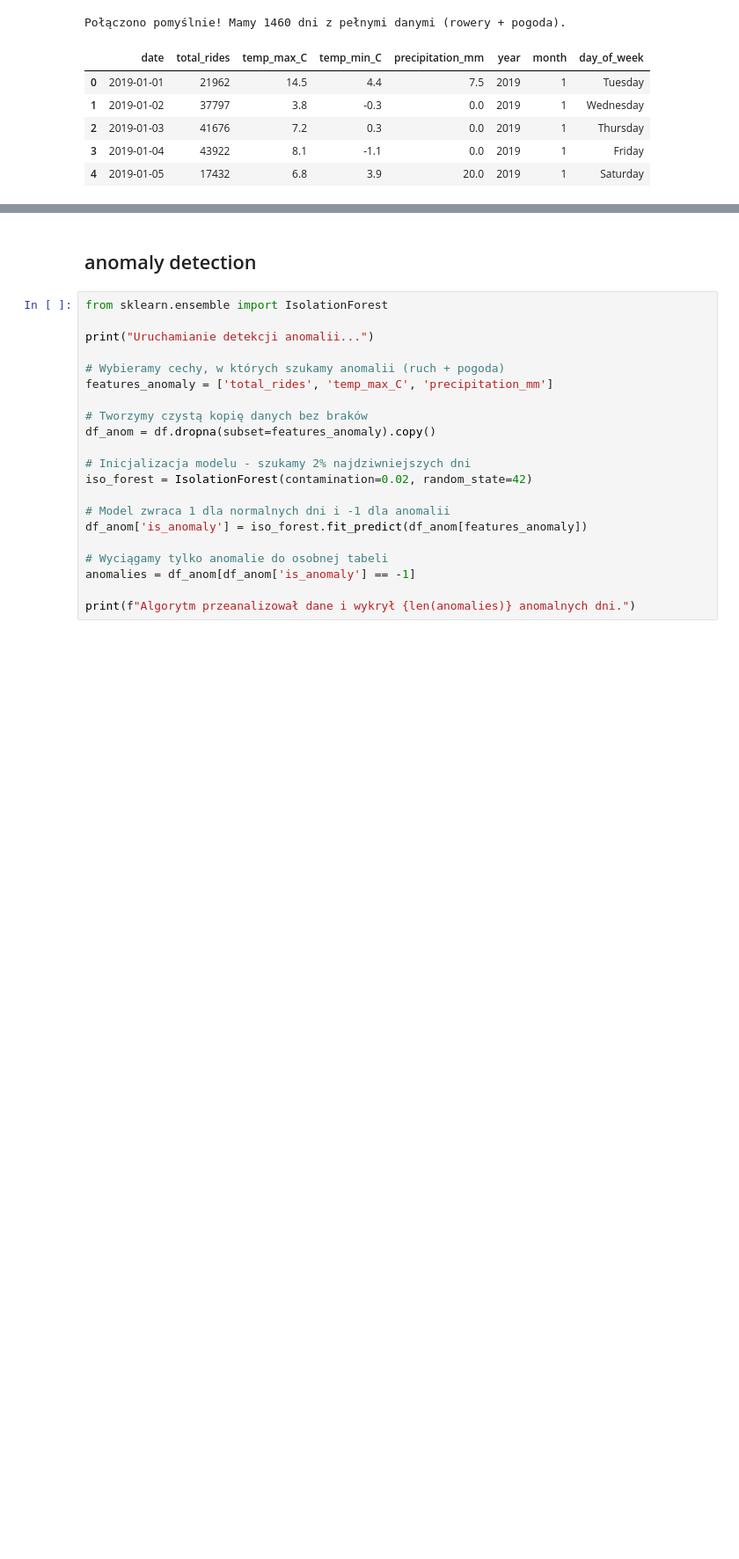
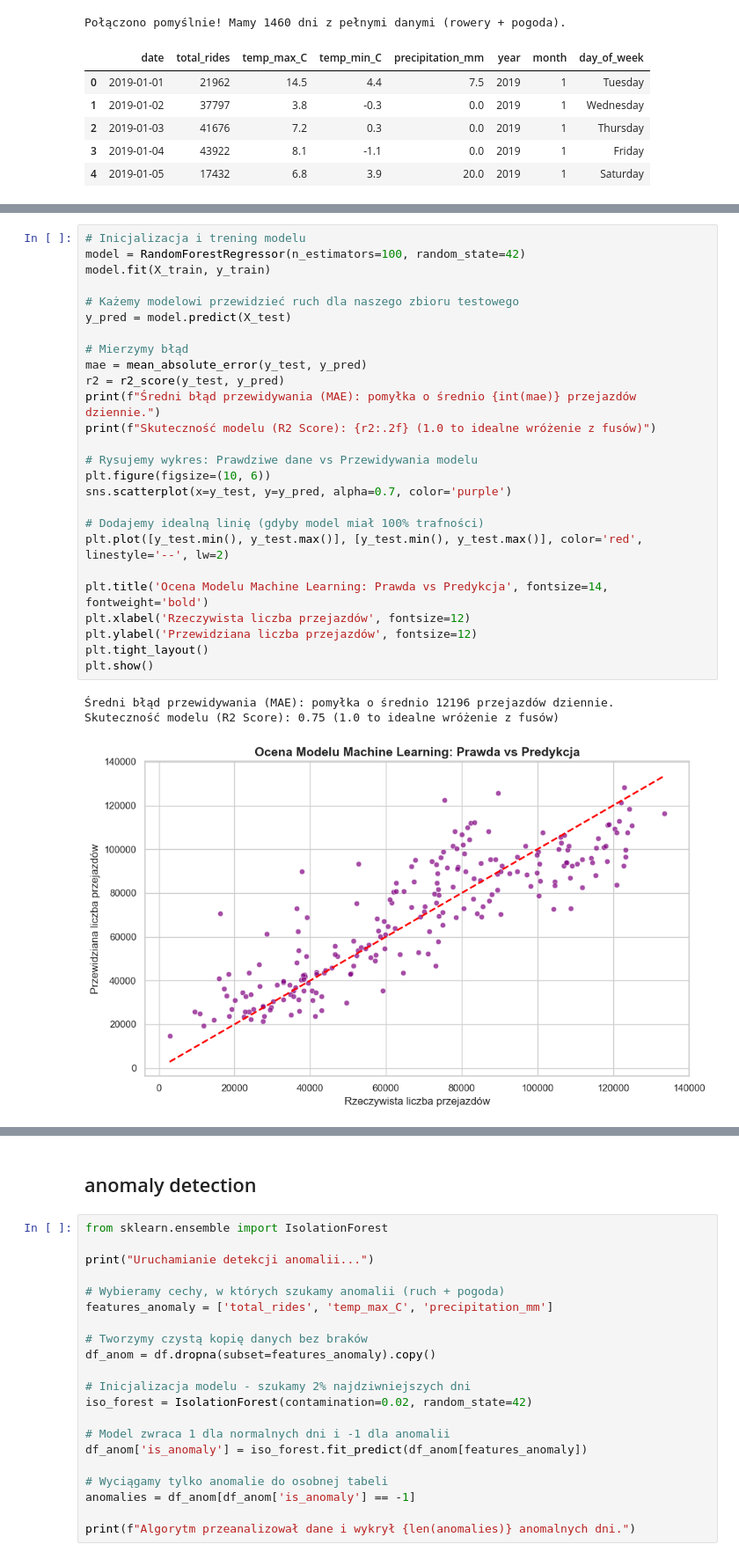
Before and after one commit to AntekIwa/citibike-data-analysis, a Jupyter notebook: analysis.ipynb, the cells around one changed output, grey strips where cells are left out. Shown at 88% size. Saved outputs shown, nothing was run; the diff lists cells and outputs as text; blank space fills up the shorter version.

```diff
--- a/analysis.ipynb
+++ b/analysis.ipynb
@@ -98,0 +130,30 @@ plt.show()
+# %%
+# Inicjalizacja i trening modelu
+model = RandomForestRegressor(n_estimators=100, random_state=42)
+model.fit(X_train, y_train)
+
+# Każemy modelowi przewidzieć ruch dla naszego zbioru testowego
+y_pred = model.predict(X_test)
+
+# Mierzymy błąd
+mae = mean_absolute_error(y_test, y_pred)
+r2 = r2_score(y_test, y_pred)
+print(f"Średni błąd przewidywania (MAE): pomyłka o średnio {int(mae)} przejazdów dziennie.")
+print(f"Skuteczność modelu (R2 Score): {r2:.2f} (1.0 to idealne wróżenie z fusów)")
+
+# Rysujemy wykres: Prawdziwe dane vs Przewidywania modelu
+plt.figure(figsize=(10, 6))
+sns.scatterplot(x=y_test, y=y_pred, alpha=0.7, color='purple')
+
+# Dodajemy idealną linię (gdyby model miał 100% trafności)
+plt.plot([y_test.min(), y_test.max()], [y_test.min(), y_test.max()], color='red', linestyle='--', lw=2)
+
+plt.title('Ocena Modelu Machine Learning: Prawda vs Predykcja', fontsize=14, fontweight='bold')
+plt.xlabel('Rzeczywista liczba przejazdów', fontsize=12)
+plt.ylabel('Przewidziana liczba przejazdów', fontsize=12)
+plt.tight_layout()
+plt.show()
+# %% [output]
+Średni błąd przewidywania (MAE): pomyłka o średnio 12196 przejazdów dziennie.
+Skuteczność modelu (R2 Score): 0.75 (1.0 to idealne wróżenie z fusów)
+[figure, added]
```
Also changed, not shown: parts of 9 cells of this notebook, 4 other files.
